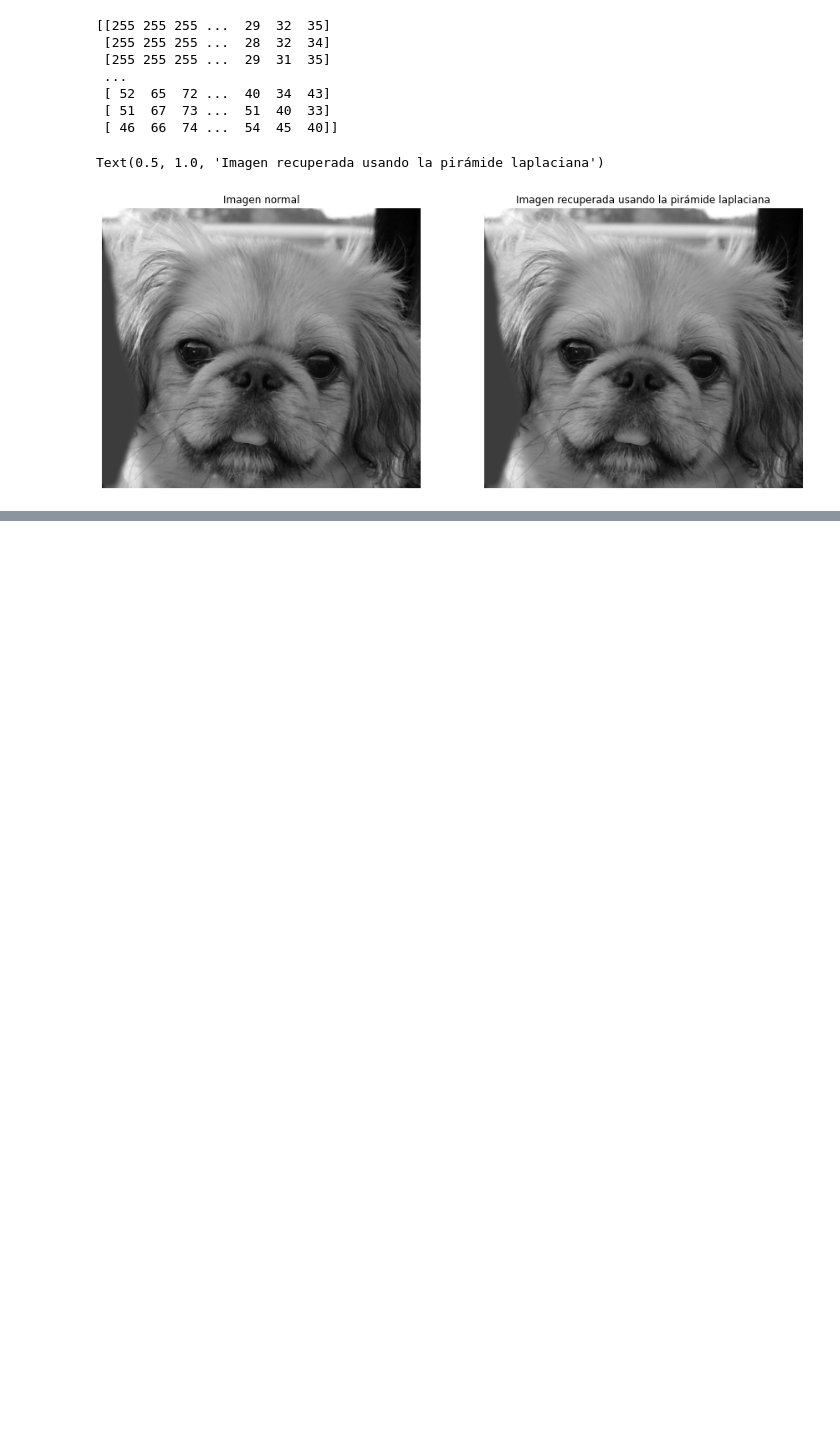
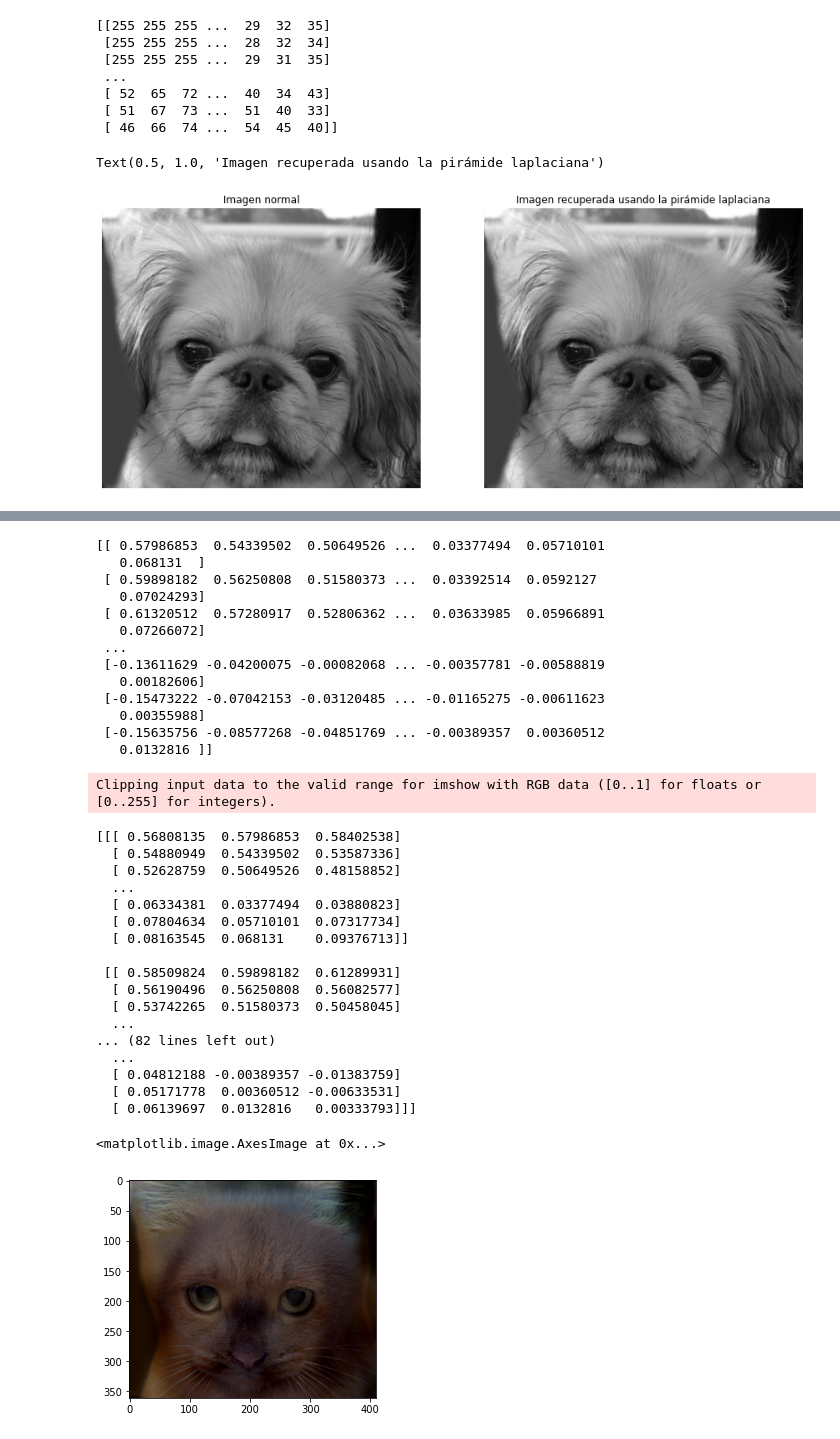
Before and after one commit to jacobocasado/p1VC, a Jupyter notebook: p1_jacobocasado.ipynb, the cells around one changed output, grey strips where cells are left out. Saved outputs shown, nothing was run; the diff lists cells and outputs as text; code cells hidden in the pictures; blank space fills up the shorter version.

```diff
--- a/p1_jacobocasado.ipynb
+++ b/p1_jacobocasado.ipynb
@@ -1019,0 +1021,79 @@ pintaI(piramide[0])
+# %%
+def floatToUnsigned(imagen):
+    imagen = normalizar(imagen)
+    imagen = imagen * 255
+    return imagen
+
+def imagenHibridaColor(imagen1, imagen2, sigma1, sigma2):
+    # Sacamos los canales de manera separada con la funcion cv.split
+    i1b,i1g,i1r = cv.split(imagen1)
+    i2b,i2g,i2r = cv.split(imagen2)
+
+    # CANAL AZUL
+    i1b_bajo = filtroBlur(i1b, sigma1)
+    i2b_alto = (filtroBlur(i2b,sigma2))
+    i2b_alto = i2b - i2b_alto
+    ib = (i1b_bajo + i2b_alto)/2
+
+    # CANAL VERDE
+    i1g_bajo = filtroBlur(i1g, sigma1)
+    i2g_alto = (filtroBlur(i2g,sigma2))
+    i2g_alto = i2g - i2g_alto
+    ig = (i1g_bajo + i2g_alto)/2
+
+    print(ig)
+
+    # CANAL ROJO
+    i1r_bajo = filtroBlur(i1r, sigma1)
+    i2r_alto = (filtroBlur(i2r,sigma2))
+    i2r_alto = i2r - i2r_alto
+    ir = (i1r_bajo + i2r_alto)/2
+
+    iColor = cv.merge((ir, ig, ib))
+    iColor = normalizar(iColor)
+    print(iColor)
+
+    return iColor
+
+imagen1 = cv.imread('./imagenes/dog.bmp', 1).astype('uint8')
+imagen1 = imagen1 / 255
+imagen2 = cv.imread('./imagenes/cat.bmp',1).astype('uint8')
+imagen2 = imagen2 / 255
+
+imagen = imagenHibridaColor(imagen1, imagen2, 8, 8)
+print(imagen)
+plt.imshow(imagen)
+# %% [output]
+[[ 0.57986853  0.54339502  0.50649526 ...  0.03377494  0.05710101
+   0.068131  ]
+ [ 0.59898182  0.56250808  0.51580373 ...  0.03392514  0.0592127
+   0.07024293]
+ [ 0.61320512  0.57280917  0.52806362 ...  0.03633985  0.05966891
+   0.07266072]
+ ...
+ [-0.13611629 -0.04200075 -0.00082068 ... -0.00357781 -0.00588819
+   0.00182606]
+ [-0.15473222 -0.07042153 -0.03120485 ... -0.01165275 -0.00611623
+   0.00355988]
+ [-0.15635756 -0.08577268 -0.04851769 ... -0.00389357  0.00360512
+   0.0132816 ]]
+Clipping input data to the valid range for imshow with RGB data ([0..1] for floats or [0..255] for integers).
+[[[ 0.56808135  0.57986853  0.58402538]
+  [ 0.54880949  0.54339502  0.53587336]
+  [ 0.52628759  0.50649526  0.48158852]
+  ...
+  [ 0.06334381  0.03377494  0.03880823]
+  [ 0.07804634  0.05710101  0.07317734]
+  [ 0.08163545  0.068131    0.09376713]]
+
+ [[ 0.58509824  0.59898182  0.61289931]
+  [ 0.56190496  0.56250808  0.56082577]
+  [ 0.53742265  0.51580373  0.50458045]
+  ...
+... (82 lines left out)
+  ...
+  [ 0.04812188 -0.00389357 -0.01383759]
+  [ 0.05171778  0.00360512 -0.00633531]
+  [ 0.06139697  0.0132816   0.00333793]]]
+<matplotlib.image.AxesImage at 0x...>
+[figure, added]
```
Also changed, not shown: parts of 6 cells of this notebook.
